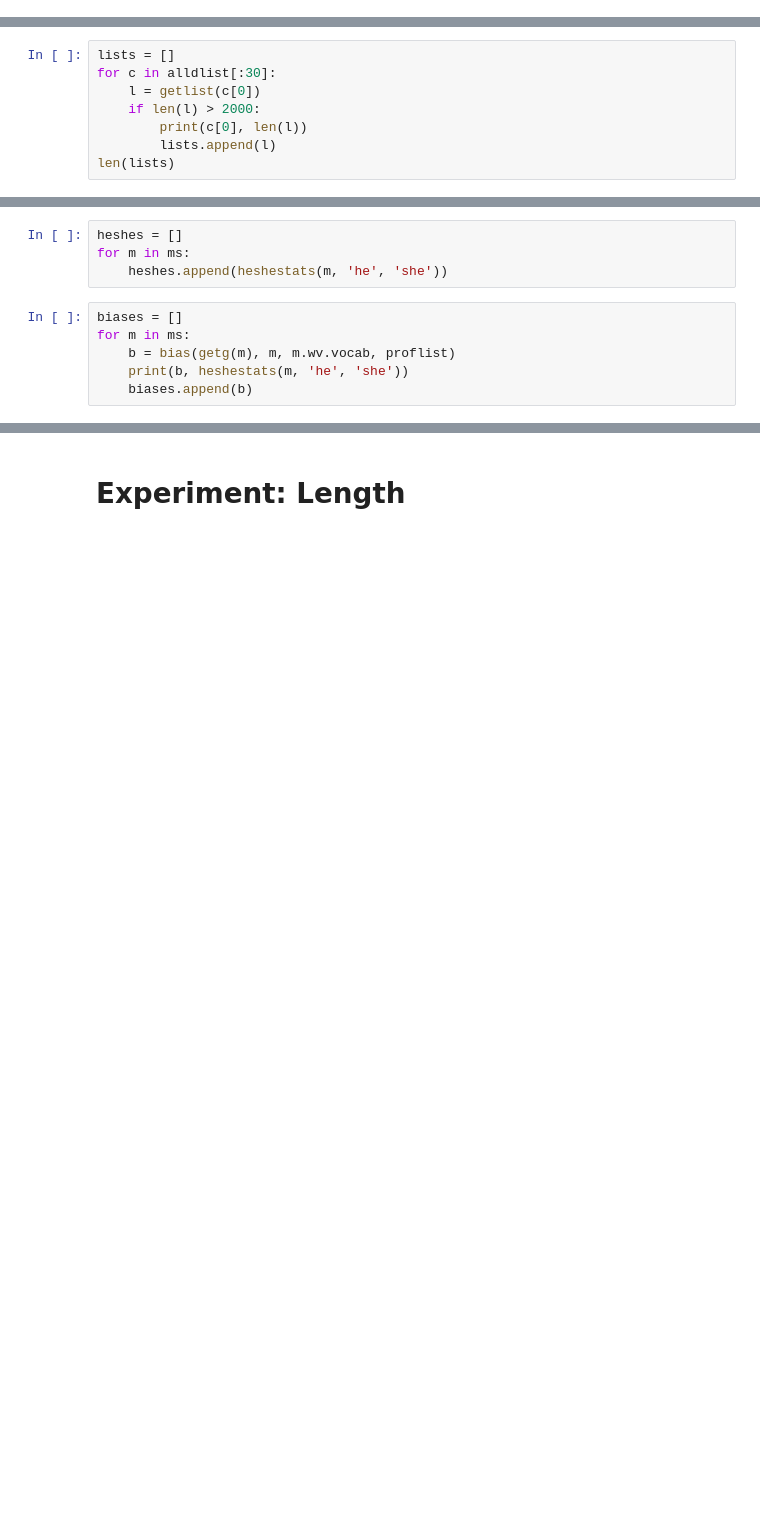
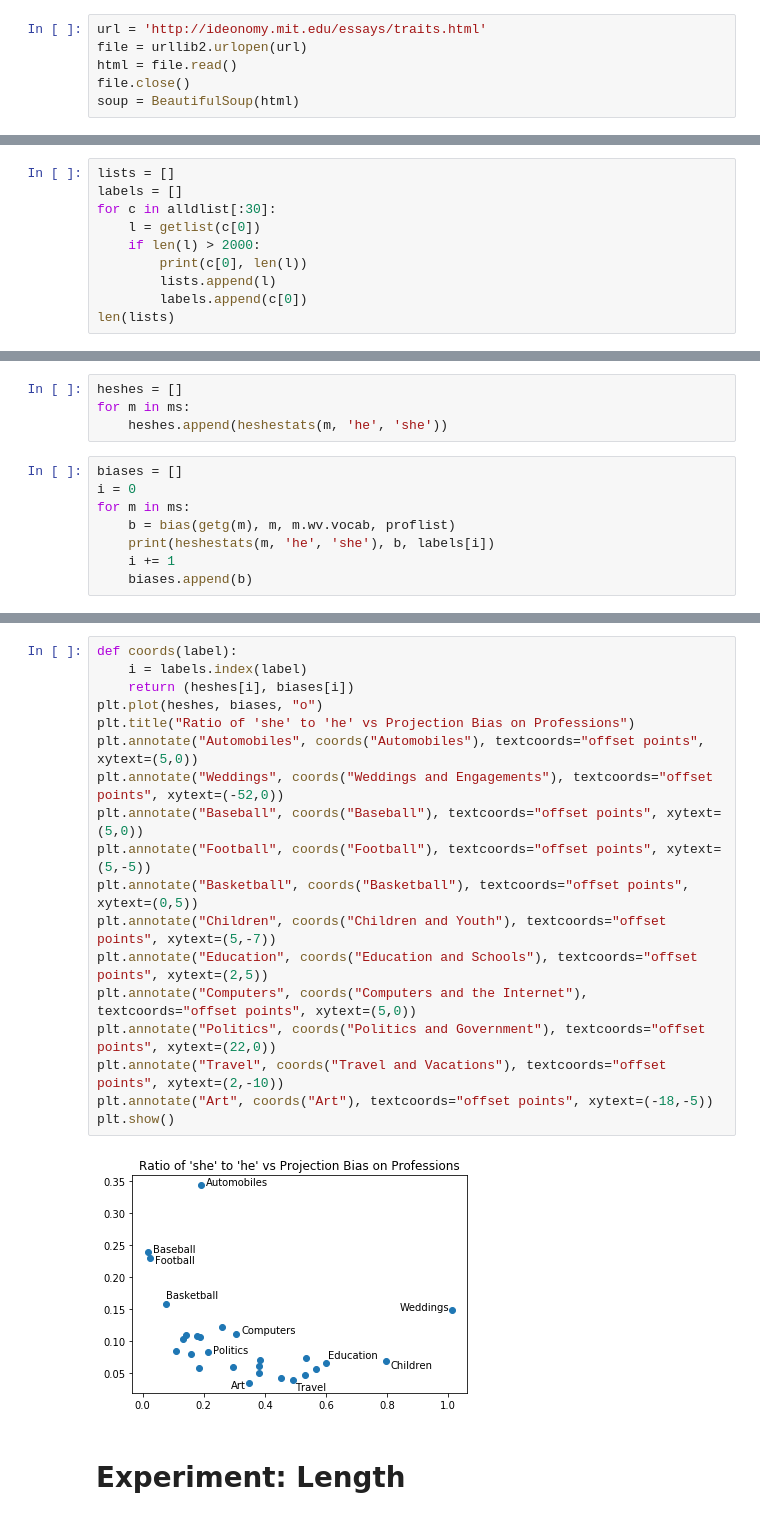
Before and after one commit to mjiang9/COS497, a Jupyter notebook: Thesis - Data, Word Embeddings, Summarization.ipynb, the cells around one changed output, grey strips where cells are left out. Saved outputs shown, nothing was run; the diff lists cells and outputs as text; blank space fills up the shorter version.

```diff
--- a/Thesis - Data, Word Embeddings, Summarization.ipynb
+++ b/Thesis - Data, Word Embeddings, Summarization.ipynb
@@ -48,3 +48,9 @@ with open('cities.csv') as csv_file:
     cities = csv_file.read().split(",")
 # %%
 cities = [x.lower() for x in cities]
+# %%
+url = 'http://ideonomy.mit.edu/essays/traits.html'
+file = urllib2.urlopen(url)
+html = file.read()
+file.close()
+soup = BeautifulSoup(html)
@@ -288,11 +511,13 @@ sports = sample(sports, 7370)
 # Experiment: Male/Female Ratio
 # %%
 lists = []
+labels = []
 for c in alldlist[:30]:
     l = getlist(c[0])
     if len(l) > 2000:
         print(c[0], len(l))
         lists.append(l)
+        labels.append(c[0])
 len(lists)
 # %% [output]
 Terrorism 6899
@@ -349,8 +574,10 @@ for m in ms:
     heshes.append(heshestats(m, 'he', 'she'))
 # %%
 biases = []
+i = 0
 for m in ms:
     b = bias(getg(m), m, m.wv.vocab, proflist)
-    print(b, heshestats(m, 'he', 'she'))
+    print(heshestats(m, 'he', 'she'), b, labels[i])
+    i += 1
     biases.append(b)
 # %% [output]
@@ -379,3 +605,23 @@ plt.plot(heshes, biases, "o")
+# %%
+def coords(label):
+    i = labels.index(label)
+    return (heshes[i], biases[i])
+plt.plot(heshes, biases, "o")
+plt.title("Ratio of 'she' to 'he' vs Projection Bias on Professions")
+plt.annotate("Automobiles", coords("Automobiles"), textcoords="offset points", xytext=(5,0))
+plt.annotate("Weddings", coords("Weddings and Engagements"), textcoords="offset points", xytext=(-52,0))
+plt.annotate("Baseball", coords("Baseball"), textcoords="offset points", xytext=(5,0))
+plt.annotate("Football", coords("Football"), textcoords="offset points", xytext=(5,-5))
+plt.annotate("Basketball", coords("Basketball"), textcoords="offset points", xytext=(0,5))
+plt.annotate("Children", coords("Children and Youth"), textcoords="offset points", xytext=(5,-7))
+plt.annotate("Education", coords("Education and Schools"), textcoords="offset points", xytext=(2,5))
+plt.annotate("Computers", coords("Computers and the Internet"), textcoords="offset points", xytext=(5,0))
+plt.annotate("Politics", coords("Politics and Government"), textcoords="offset points", xytext=(22,0))
+plt.annotate("Travel", coords("Travel and Vacations"), textcoords="offset points", xytext=(2,-10))
+plt.annotate("Art", coords("Art"), textcoords="offset points", xytext=(-18,-5))
+plt.show()
+# %% [output]
+[figure, added]
 # %% [markdown]
 # Experiment: Length
 # %%
```
Also changed, not shown: parts of 43 cells of this notebook.
